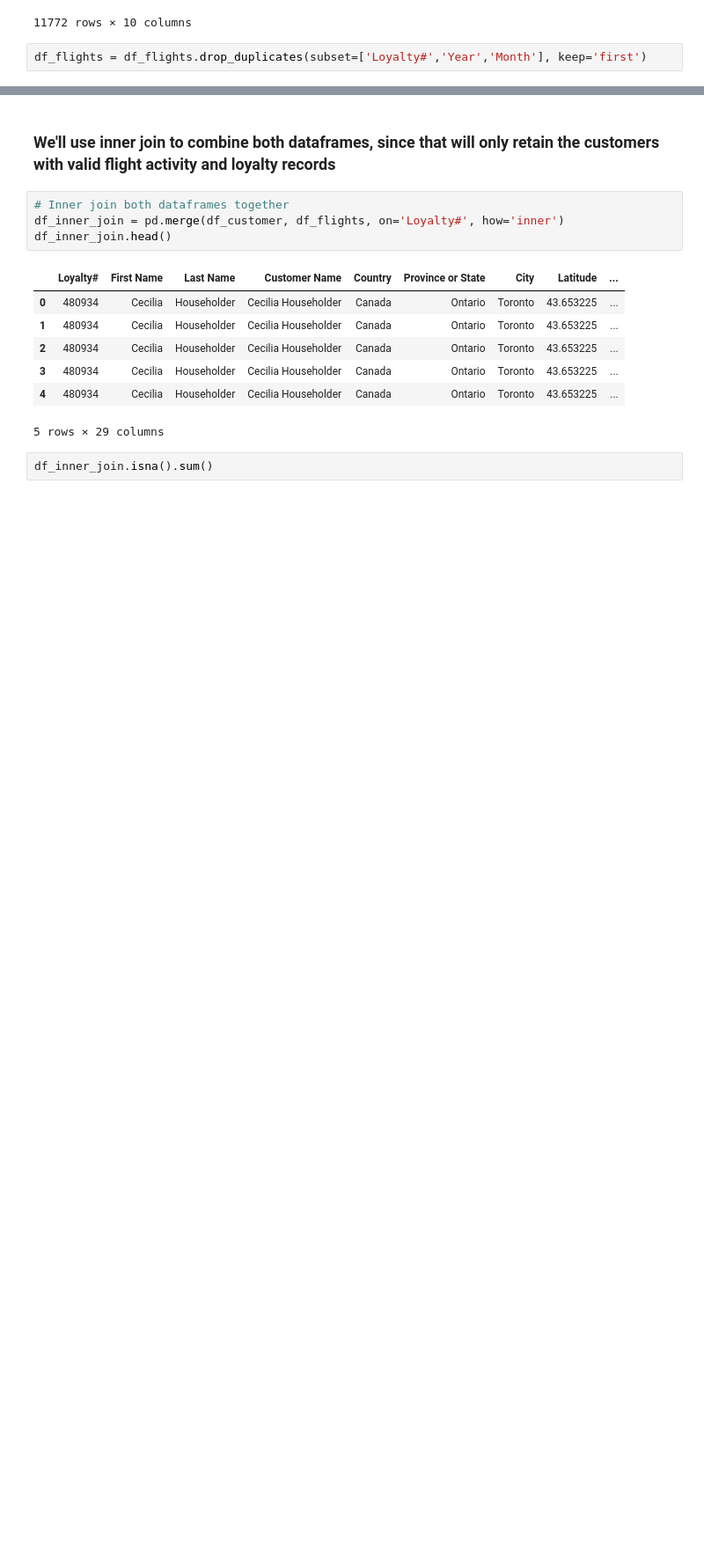
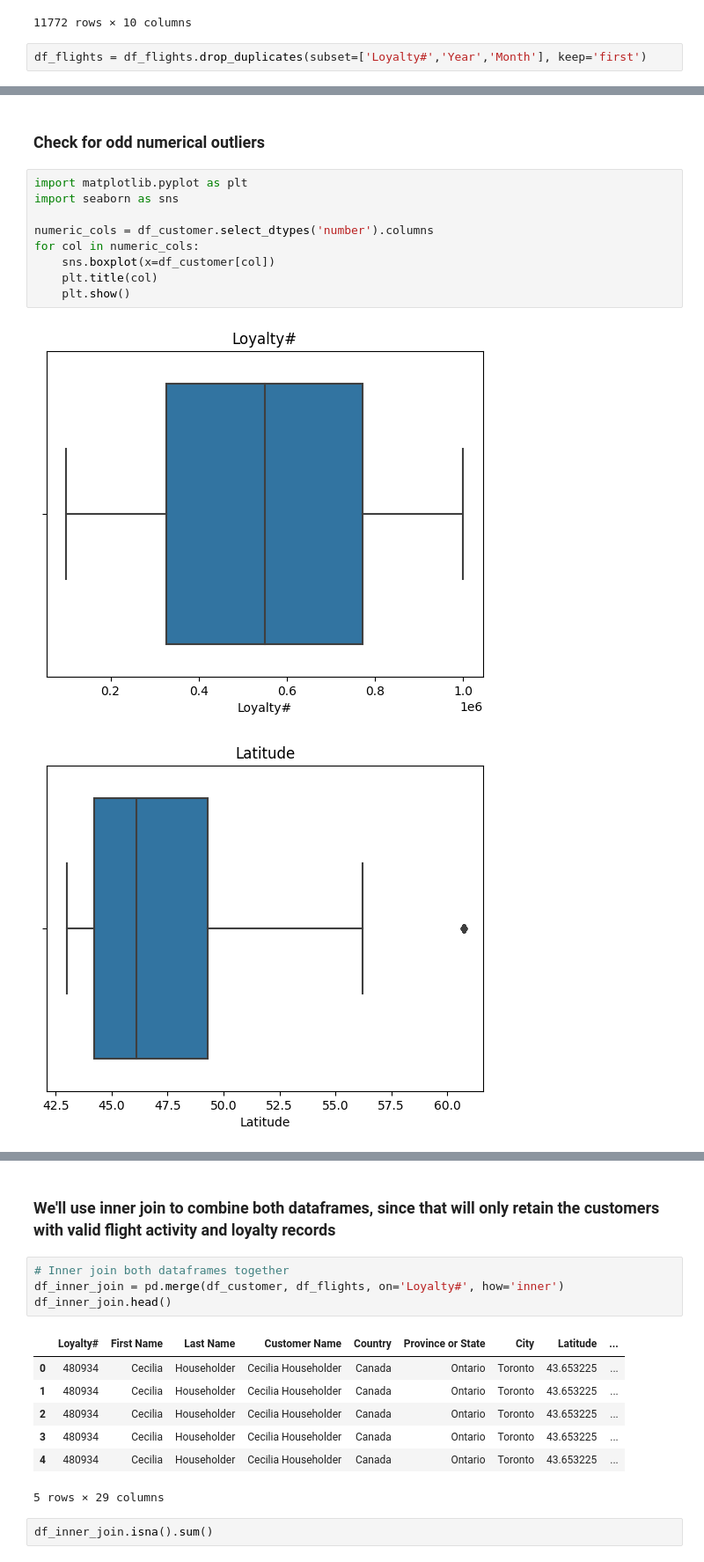
Before and after one commit to Port0goose/Data-Mining-Assignment, a Jupyter notebook: Data_Analysis.ipynb, the cells around one changed output, grey strips where cells are left out. Shown at 88% size. Drawn from its saved outputs; the diff is of its cells as text; blank space fills up the shorter version.

```diff
--- a/Data_Analysis.ipynb
+++ b/Data_Analysis.ipynb
@@ -181,0 +188,14 @@ df_flights = df_flights.drop_duplicates(subset=['Loyalty#','Year','Month'], keep
+# %% [markdown]
+### Check for odd numerical outliers
+# %%
+import matplotlib.pyplot as plt
+import seaborn as sns
+
+numeric_cols = df_customer.select_dtypes('number').columns
+for col in numeric_cols:
+    sns.boxplot(x=df_customer[col])
+    plt.title(col)
+    plt.show()
+# %% [output]
+[figure, added]
+[figure, added]
```
Also changed, not shown: parts of 12 cells of this notebook, 30 other files.
